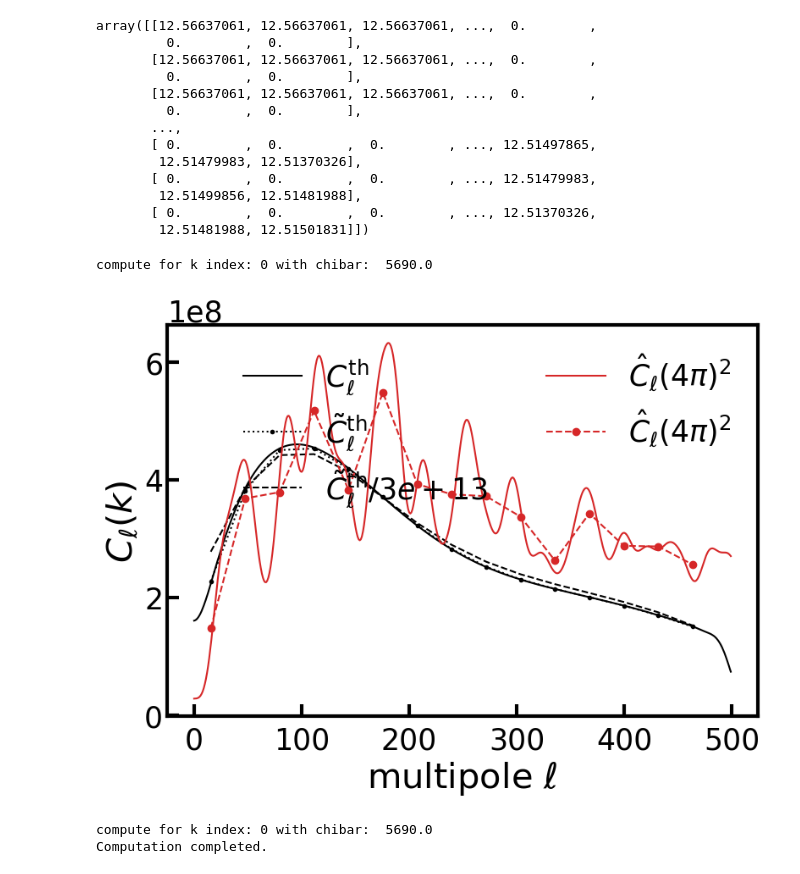
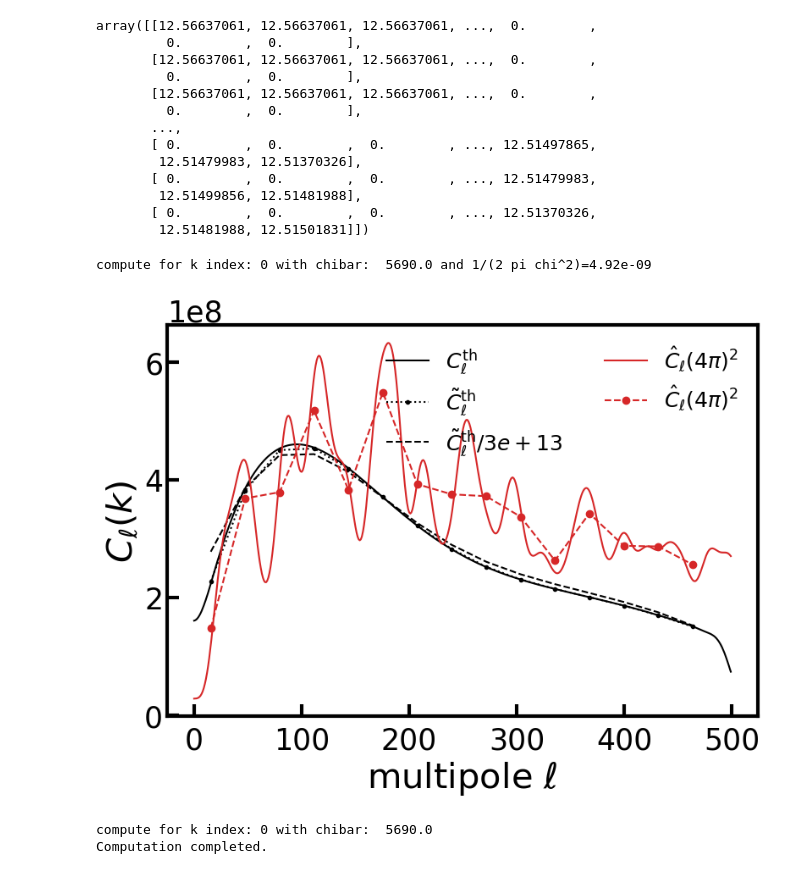
Before and after one commit to roger2b/directsht-lya, a Jupyter notebook: notebooks/lya_GRFs_directSHT.ipynb, the cells around one changed output. Drawn from its saved outputs; the diff is of its cells as text; code cells hidden in the pictures.

```diff
--- a/notebooks/lya_GRFs_directSHT.ipynb
+++ b/notebooks/lya_GRFs_directSHT.ipynb
@@ -460,7 +460,7 @@ coupling_matrix = couple_mat.compute_matrix()
 
 L_range = np.arange(0, Nl, 1)
 chi_bar = (chi_grid.max()+chi_grid.min())/2
-print('compute for k index:', k_idx, 'with chibar: ', chi_bar)
+print('compute for k index:', k_idx, 'with chibar: ', chi_bar, f'and 1/(2 pi chi^2)={(1/(2.*np.pi*chi_bar**2)):.2e}')
 pk_L = Power_spectrum(kh_perp=L_range/chi_bar, kh_par=k_arr[k_idx])/(2.*np.pi*chi_bar**2)
 C_ell = np.dot(coupling_matrix, pk_L)/(4.*np.pi)
 C_ell_hat = np.dot(MD.Mll, C_ell)
@@ -469,36 +469,37 @@ C_ell_hat = np.dot(MD.Mll, C_ell)
 ells = np.arange(Nl)
 my_binned_ells = np.dot(bins, ells)
 
-# bin Cell's
+# bin theory Cell's
 binned_C_ell = bins @ C_ell
+# bin theory window func convolved Cell's
+binned_C_ell_hat = bins @ C_ell_hat
+# bin measured Cell's
 binned_hdif = bins @ hdif
-# bin Cell's AND convolve window func
-binned_C_ell_hat = bins @ C_ell_hat
 # %% [output]
-compute for k index: 0 with chibar:  5690.0
+compute for k index: 0 with chibar:  5690.0 and 1/(2 pi chi^2)=4.92e-09
 # %%
 if do_plots:
     # plt.figure(figsize=(9,6))
     # plt.plot(ells, C_ell,'k-', label=r'$C_{\ell}^{\rm th}$ (no binning)')
     # plt.plot(my_binned_ells, binned_C_ell, 'k.:', label=r'$C_{\ell}^{\rm th}$')
     # plt.plot(my_binned_ells, binned_C_ell_hat/3e+13,'k--',label=r'$\hat{C}_{\ell}^{\rm th}/3e+13$')
     # plt.xlabel(r'multipole $\ell$')
     # plt.ylabel(r'$C_{\ell}(k)$')
     # plt.legend()
     # plt.show()
 
     plt.figure(figsize=(9,6))
     plt.plot(ells, C_ell,'k-', label=r'$C_{\ell}^{\rm th}$')
     plt.plot(my_binned_ells, binned_C_ell, 'k.:', label=r'$\tilde{C}_{\ell}^{\rm th}$')
     plt.plot(my_binned_ells, binned_C_ell_hat/3e+13,'k--',label=r'$\tilde{C}_{\ell}^{\rm th}/3e+13$')
     plt.plot(ells, hdif*(4*np.pi)**2,'C3-', label=r'$\hat{C}_{\ell} (4\pi)^2$')
     plt.plot(my_binned_ells, binned_hdif*(4*np.pi)**2,'C3o--', label=r'$\hat{C}_{\ell} (4\pi)^2$')
     plt.xlabel(r'multipole $\ell$')
     plt.ylabel(r'$C_{\ell}(k)$')
-    plt.legend(ncol=2)
+    plt.legend(ncol=2, fontsize=18)
     plt.show()
 # %% [output]
-[figure, old version]
+[figure, new version]
 # %%
 
 if __name__ == "__main__":
```
Also changed, not shown: parts of 1 cell of this notebook.
